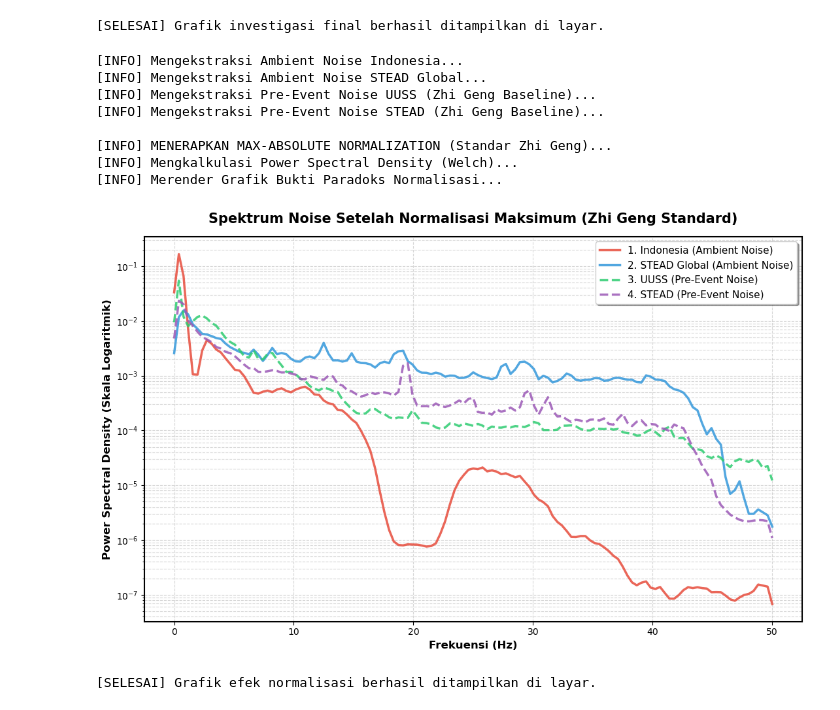
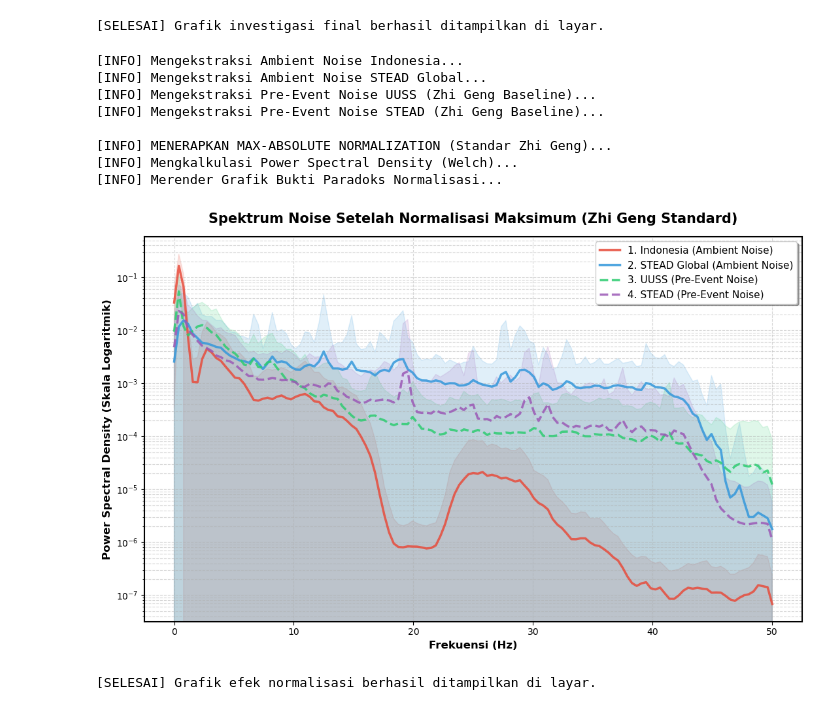
Before and after one commit to verykurniabakti/seismiccode, a Jupyter notebook: mcu_quake/code_gen_trying/indonesia_jaya_benchmarking_data/noise_analisis.ipynb, the cells around one changed output. Saved outputs shown, nothing was run; the diff lists cells and outputs as text; code cells hidden in the pictures.

```diff
--- a/mcu_quake/code_gen_trying/indonesia_jaya_benchmarking_data/noise_analisis.ipynb
+++ b/mcu_quake/code_gen_trying/indonesia_jaya_benchmarking_data/noise_analisis.ipynb
@@ -417,14 +417,17 @@ if __name__ == "__main__":
 
     for domain, waves in noise_collection.items():
         if waves is None or len(waves) == 0: continue
+        # Ubah bagian loop ini
         all_psd = []
         for wave in waves:
-            # ---> KUNCI UTAMA: Terapkan normalisasi sebelum spektral <---
             processed_wave = zhi_geng_standard_preprocessing(wave)
-
             freqs, psd = welch(processed_wave, fs=FS, nperseg=256)
             all_psd.append(psd)
-        psd_results[domain] = (freqs, np.mean(all_psd, axis=0))
+
+        # Tambahkan perhitungan standar deviasi
+        mean_psd = np.mean(all_psd, axis=0)
+        std_psd = np.std(all_psd, axis=0) # <--- TAMBAHKAN INI
+        psd_results[domain] = (freqs, mean_psd, std_psd) # Simpan std-nya
 
     # 4. VISUALISASI
     print("[INFO] Merender Grafik Bukti Paradoks Normalisasi...")
@@ -432,33 +435,36 @@ if __name__ == "__main__":
 
     colors = {'1. Indonesia (Ambient Noise)': '#e74c3c', '2. STEAD Global (Ambient Noise)': '#3498db',
               '3. UUSS (Pre-Event Noise)': '#2ecc71', '4. STEAD (Pre-Event Noise)': '#9b59b6'}
     linestyles = {'1. Indonesia (Ambient Noise)': '-', '2. STEAD Global (Ambient Noise)': '-',
                   '3. UUSS (Pre-Event Noise)': '--', '4. STEAD (Pre-Event Noise)': '--'}
 
-    for domain, (freqs, mean_psd) in sorted(psd_results.items()):
+    # Saat plotting, gunakan fill_between untuk shading
+    for domain, (freqs, mean_psd, std_psd) in sorted(psd_results.items()):
         plt.semilogy(freqs, mean_psd, label=domain, color=colors.get(domain, 'black'),
                      linestyle=linestyles.get(domain, '-'), linewidth=2.5, alpha=0.85)
+        # Tambahkan shading untuk varians
+        plt.fill_between(freqs, mean_psd - std_psd, mean_psd + std_psd, alpha=0.15, color=colors.get(domain, 'black'))
 
     plt.title("Spektrum Noise Setelah Normalisasi Maksimum (Zhi Geng Standard)", fontsize=15, weight='bold', pad=15)
     plt.xlabel("Frekuensi (Hz)", fontsize=12, weight='bold')
     plt.ylabel("Power Spectral Density (Skala Logaritmik)", fontsize=12, weight='bold')
     plt.grid(True, which="both", ls="--", alpha=0.5)
     plt.legend(fontsize=11, frameon=True, shadow=True, loc='upper right')
 
     ax = plt.gca()
     for spine in ax.spines.values(): spine.set_linewidth(1.5)
 
     plt.tight_layout()
     plt.show()
     print("\n[SELESAI] Grafik efek normalisasi berhasil ditampilkan di layar.")
 # %% [output]
 [INFO] Mengekstraksi Ambient Noise Indonesia...
 [INFO] Mengekstraksi Ambient Noise STEAD Global...
 [INFO] Mengekstraksi Pre-Event Noise UUSS (Zhi Geng Baseline)...
 [INFO] Mengekstraksi Pre-Event Noise STEAD (Zhi Geng Baseline)...
 
 [INFO] MENERAPKAN MAX-ABSOLUTE NORMALIZATION (Standar Zhi Geng)...
 [INFO] Mengkalkulasi Power Spectral Density (Welch)...
 [INFO] Merender Grafik Bukti Paradoks Normalisasi...
-[figure, old version]
+[figure, new version]
 [SELESAI] Grafik efek normalisasi berhasil ditampilkan di layar.
```
Also changed, not shown: parts of 6 cells of this notebook, 1 other file.
